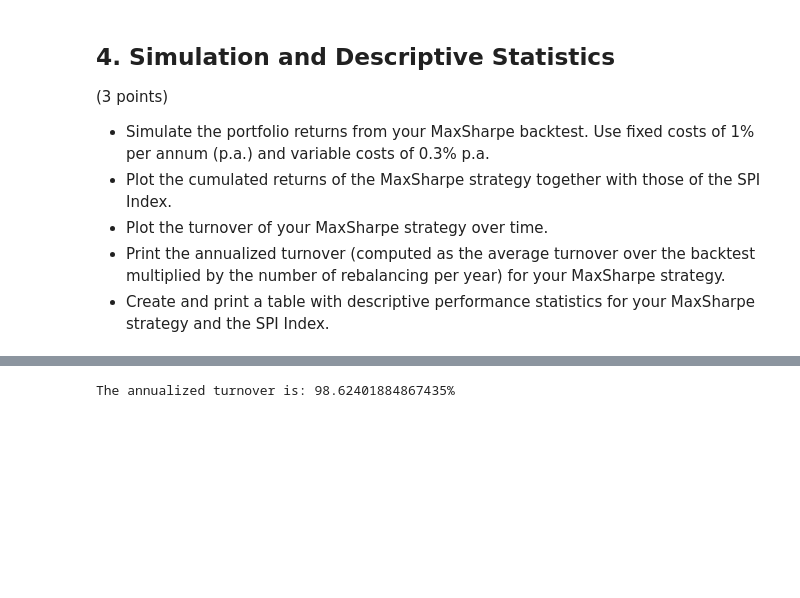
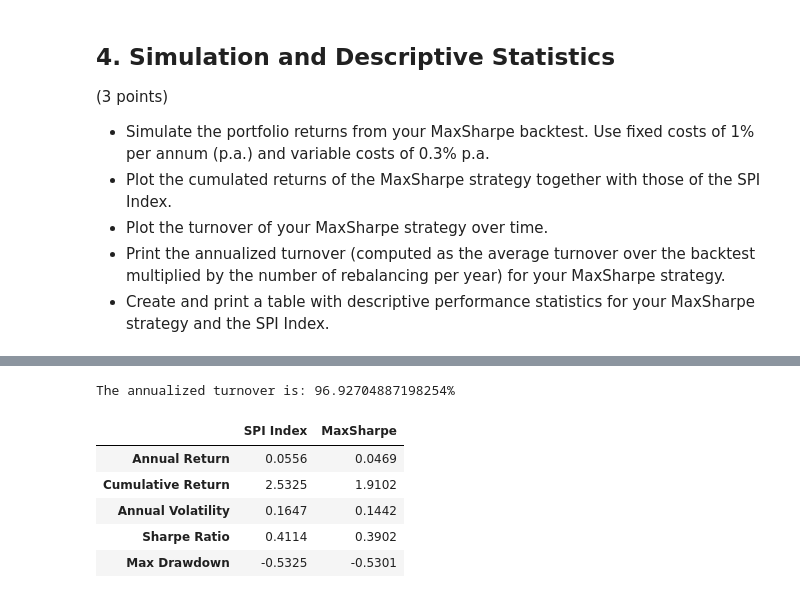
Before and after one commit to MatildeVenturi/qpmwp-course, a Jupyter notebook: assignments/assignment_3.ipynb, the cells around one changed output, grey strips where cells are left out. Drawn from its saved outputs; the diff is of its cells as text; code cells hidden in the pictures; blank space fills up the shorter version.

```diff
--- a/assignments/assignment_3.ipynb
+++ b/assignments/assignment_3.ipynb
@@ -433,7 +746,10 @@ to_ms.plot(title='Turnover', figsize = (10, 6))
 # %%
-
 # Annualized turnover per annum (pa) in percentage
-to_pa =  to_ms.iloc[1:].mean() * rebal_per_year * 100
+rebdates_dt = pd.to_datetime(rebdates)
+rebal_per_year = 365.25 / np.median(
+    np.diff(rebdates_dt).astype('timedelta64[D]').astype(int)
+)
+to_pa = to_ms.iloc[1:].mean() * rebal_per_year * 100
 print(f"The annualized turnover is: {to_pa}%")
 # %% [output]
-The annualized turnover is: 98.62401884867435%
+The annualized turnover is: 96.92704887198254%
@@ -441,0 +756,57 @@ The annualized turnover is: 98.62401884867435%
+# %%
+# Descriptive analysis
+
+def annualized_return(series, periods_per_year=252):
+    series = series.dropna()
+    if series.empty:
+        return np.nan
+    wealth = (1 + series).prod()
+    return wealth ** (periods_per_year / len(series)) - 1
+
+def cumulative_return(series):
+    series = series.dropna()
+    if series.empty:
+        return np.nan
+    return (1 + series).prod() - 1
+
+def annualized_volatility(series, periods_per_year=252):
+    series = series.dropna()
+    if len(series) < 2:
+        return np.nan
+    return series.std(ddof=1) * np.sqrt(periods_per_year)
+
+def sharpe_ratio(series, periods_per_year=252):
+    vol = annualized_volatility(series, periods_per_year=periods_per_year)
+    if pd.isna(vol) or vol == 0:
+        return np.nan
+    return series.dropna().mean() / series.dropna().std(ddof=1) * np.sqrt(periods_per_year)
+
+def max_drawdown(series):
+    series = series.dropna()
+    if series.empty:
+        return np.nan
+    wealth_index = (1 + series).cumprod()
+    running_peak = wealth_index.cummax()
+    drawdown = wealth_index / running_peak - 1
+    return drawdown.min()
+
+stats = {}
+for column in sim.columns:
+    series = sim[column].dropna()
+    stats[column] = {
+        'Annual Return': annualized_return(series),
+        'Cumulative Return': cumulative_return(series),
+        'Annual Volatility': annualized_volatility(series),
+        'Sharpe Ratio': sharpe_ratio(series),
+        'Max Drawdown': max_drawdown(series),
+    }
+
+stats_df = pd.DataFrame(stats).round(4)
+display(stats_df)
+# %% [output]
+|  | SPI Index | MaxSharpe |
+| Annual Return | 0.0556 | 0.0469 |
+| Cumulative Return | 2.5325 | 1.9102 |
+| Annual Volatility | 0.1647 | 0.1442 |
+| Sharpe Ratio | 0.4114 | 0.3902 |
+| Max Drawdown | -0.5325 | -0.5301 |
```
Also changed, not shown: parts of 14 cells of this notebook.
